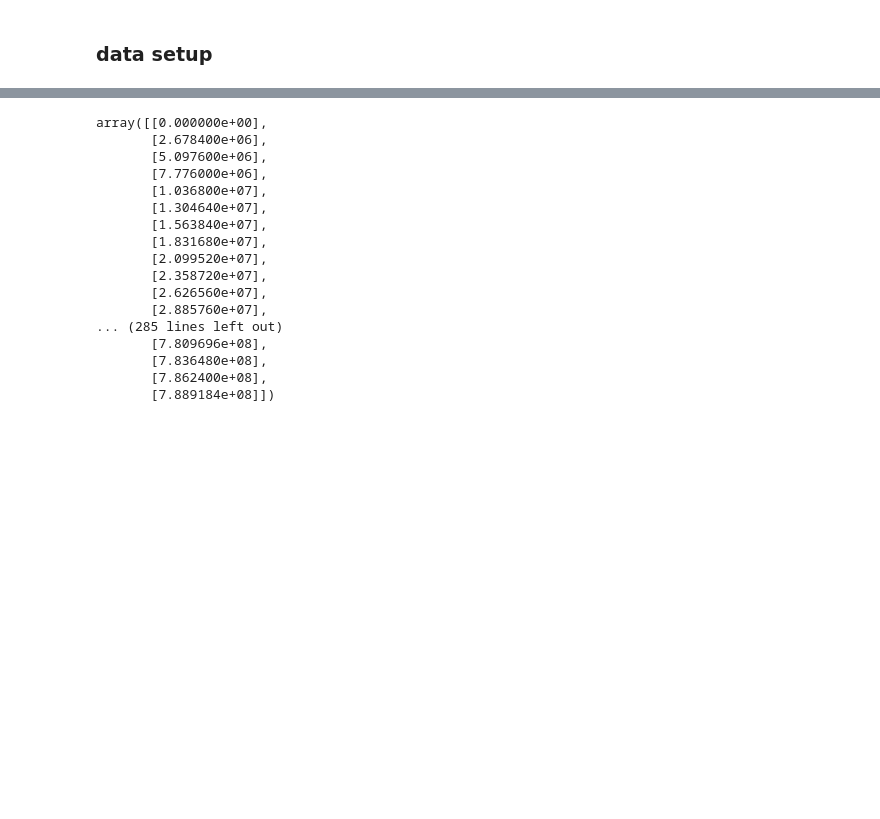
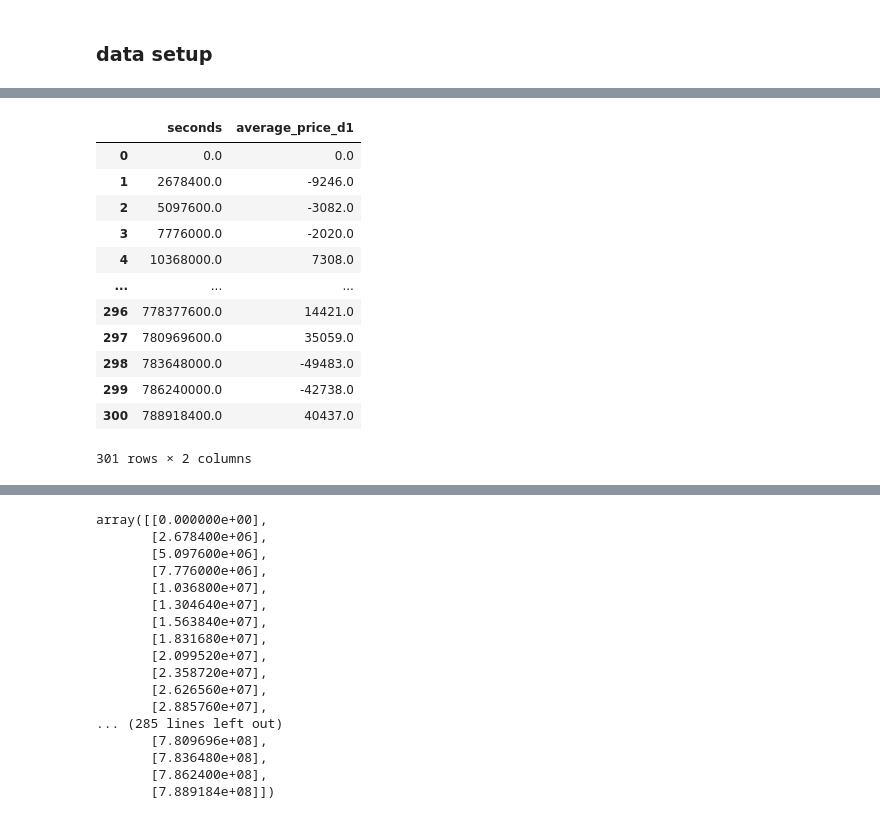
Before and after one commit to hlu109/math462_project, a Jupyter notebook: scripts/LSTM.ipynb, the cells around one changed output, grey strips where cells are left out. Drawn from its saved outputs; the diff is of its cells as text; code cells hidden in the pictures; blank space fills up the shorter version.

```diff
--- a/scripts/reservoir.ipynb
+++ b/scripts/LSTM.ipynb
@@ -55,0 +39,17 @@ area_data
+# %%
+data = area_data.loc[:, ['seconds', 'average_price_d1']]
+data
+# %% [output]
+|  | seconds | average_price_d1 |
+| 0 | 0.0 | 0.0 |
+| 1 | 2678400.0 | -9246.0 |
+| 2 | 5097600.0 | -3082.0 |
+| 3 | 7776000.0 | -2020.0 |
+| 4 | 10368000.0 | 7308.0 |
+| ... | ... | ... |
+| 296 | 778377600.0 | 14421.0 |
+| 297 | 780969600.0 | 35059.0 |
+| 298 | 783648000.0 | -49483.0 |
+| 299 | 786240000.0 | -42738.0 |
+| 300 | 788918400.0 | 40437.0 |
+301 rows × 2 columns
```
Also changed, not shown: parts of 10 cells of this notebook, 7 other files.
